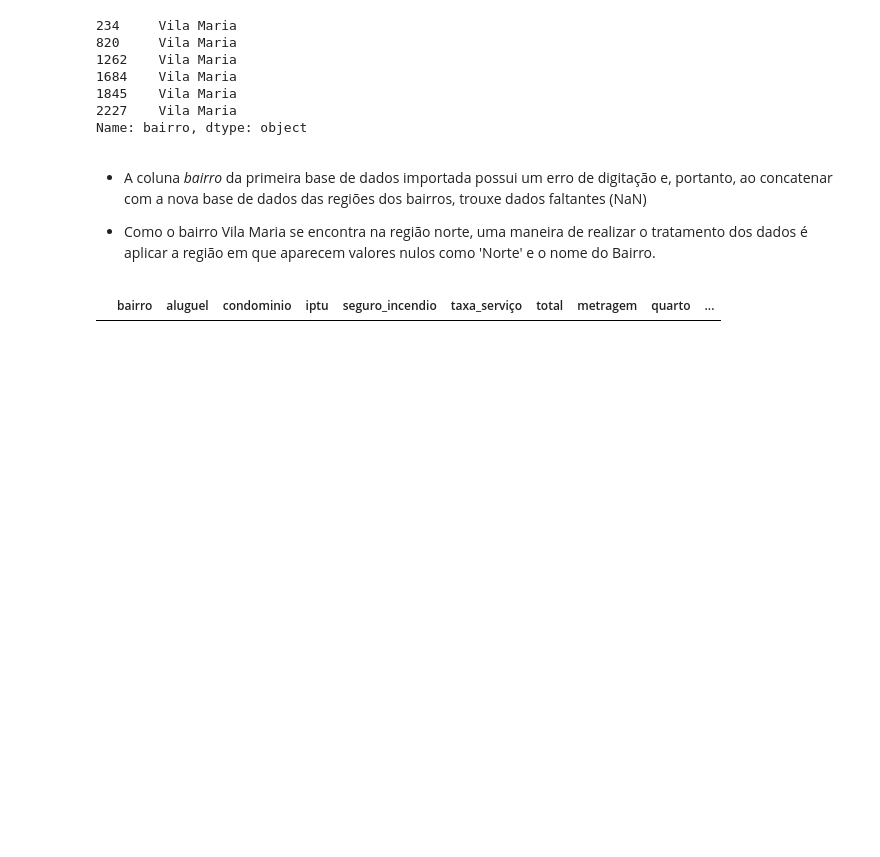
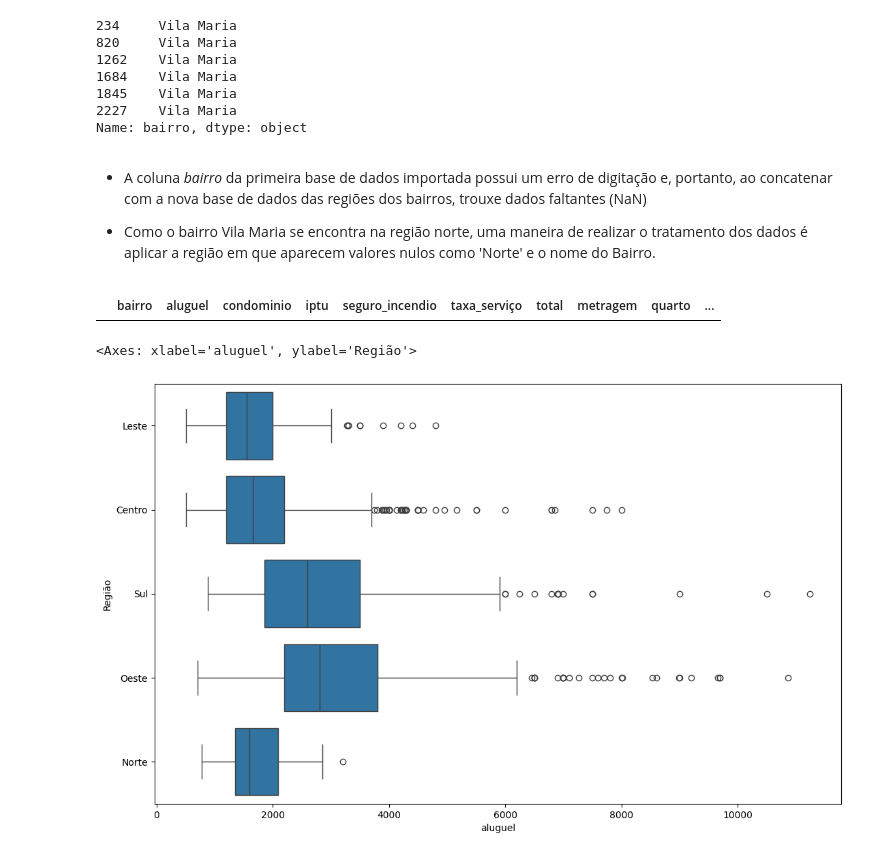
Before and after one commit to Marinopl/Predicao_Aluguel_MachineLearning, a Jupyter notebook: main.ipynb, the cells around one changed output. Cells and saved outputs as stored; diff of their text form; code cells hidden in the pictures; blank space fills up the shorter version.

```diff
--- a/main.ipynb
+++ b/main.ipynb
@@ -450,7 +450,17 @@ Name: bairro, dtype: object
 * Como o bairro Vila Maria se encontra na região norte, uma maneira de realizar o tratamento dos dados é aplicar a região em que aparecem valores nulos como 'Norte' e o nome do Bairro.
 # %%
 base2.loc[base2.Região.isnull(), 'Região'] = 'Norte'
-# %%
-base2.loc[base2.Região == 'Vila Maria']
-# %% [output]
-|  | bairro | aluguel | condominio | iptu | seguro_incendio | taxa_serviço | total | metragem | quarto | ... |
+# %%
+base2.loc[base2.bairro == 'Vila Maria ', 'bairro'] = 'Vila Maria'
+# %%
+base2[base2.Região.isnull()]
+# %% [output]
+|  | bairro | aluguel | condominio | iptu | seguro_incendio | taxa_serviço | total | metragem | quarto | ... |
+# %%
+# Agora podemos analisar o gráfico de Aluguel por Região
+fig, ax = plt.subplots(figsize=(13, 8))
+
+sns.boxplot(x='aluguel', y='Região', data=base2, orient='h')
+# %% [output]
+<Axes: xlabel='aluguel', ylabel='Região'>
+[figure, added]
```
Also changed, not shown: parts of 80 cells of this notebook, 1 other file.
